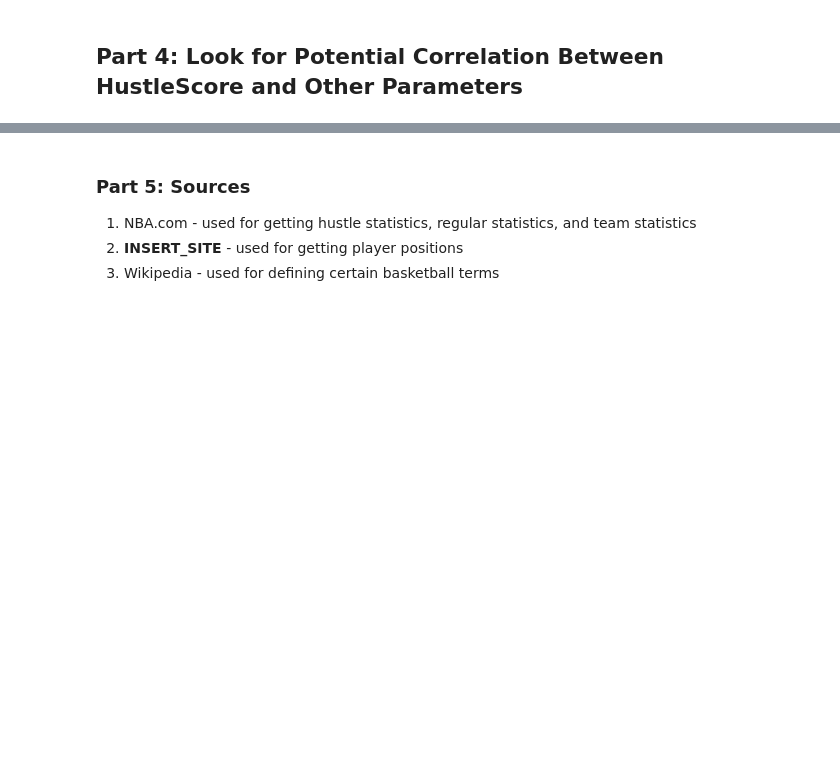
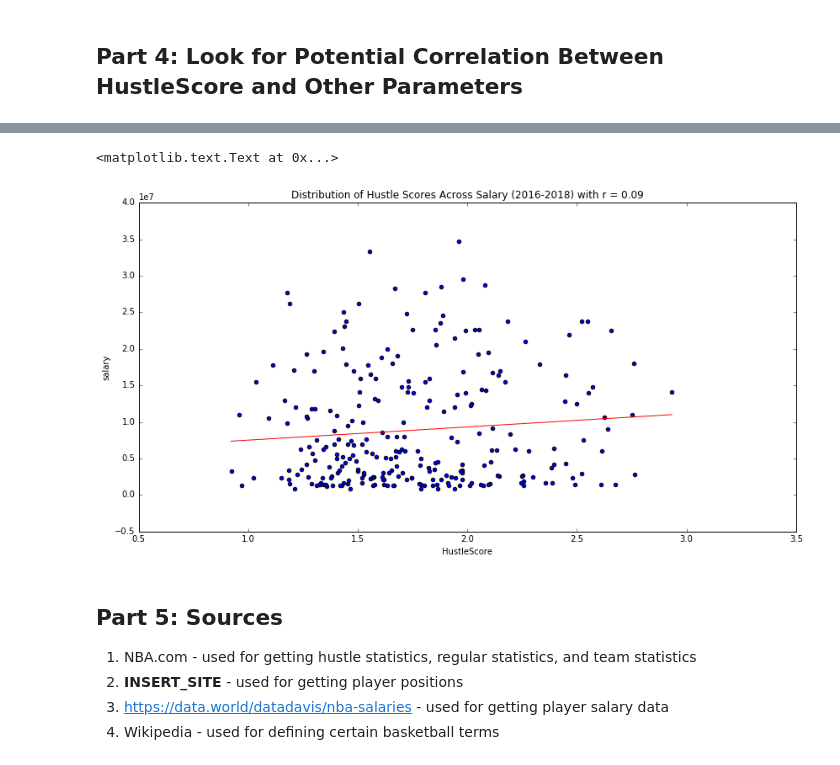
Before and after one commit to yairfax/CMSC320-final-project, a Jupyter notebook: Final Project.ipynb, the cells around one changed output, grey strips where cells are left out. Drawn from its saved outputs; the diff is of its cells as text; code cells hidden in the pictures; blank space fills up the shorter version.

Commit message:
added salary table stuff

```diff
--- a/Final Project.ipynb
+++ b/Final Project.ipynb
@@ -90,6 +92,10 @@ def getTeams(filename, year):
     teamTable['year'] = year
     return teamTable
 
+def getSalaries(filename):
+    salaryTable = pd.read_csv(filename)
+    return salaryTable
+
 def stripChars(series):
     return series.str.replace('Jr.', '').str.replace('.', '').str.replace(',', '').str.replace('III', '').str.replace('II', '').str.replace('IV', '').str.rstrip()
 # %% [markdown]
@@ -176,0 +186,3 @@ teamsWins16_17.head()
+# %%
+salaryTable = getSalaries('player_salaries.csv')
+salaryTable.head()
@@ -276,0 +310,7 @@ teamWinsTable.head()
+# %%
+salaryTable = salaryTable[salaryTable['year'] >= 2017]
+salaryTable = salaryTable.drop(['team_name', 'season_end', 'team'], axis=1)
+salaryTable = salaryTable.drop_duplicates(subset=['Player', 'year'])
+salaryTable.loc[salaryTable['year'] == 2016, 'year'] = '2016-17'
+salaryTable.loc[salaryTable['year'] == 2017, 'year'] = '2017-18'
+salaryTable.head()
@@ -383,0 +454,3 @@ ax.scatter(x, y)
+# %%
+salaryHustle = pd.merge(hustleStats, salaryTable, on=['Player', 'year'], how='inner')
+salaryHustle.head()
@@ -384,5 +464,20 @@ ax.scatter(x, y)
+# %%
+scatter = salaryHustle.plot.scatter('HustleScore', 'salary')
+
+(m, b) = np.polyfit(salaryHustle['HustleScore'], salaryHustle['salary'], 1)
+# Calculate the actual best fit line
+regression_line = [(m*x)+b for x in salaryHustle['HustleScore']]
+scatter.plot(salaryHustle['HustleScore'], regression_line, color='red')
+correlation = np.corrcoef(salaryHustle['HustleScore'], salaryHustle['salary'])[0,1]
+
+# Label the plot
+scatter.set_title("Distribution of Hustle Scores Across Salary (2016-2018) with r = " + str(round(correlation,2)))
+# %% [output]
+<matplotlib.text.Text at 0x...>
+[figure, added]
 # %% [markdown]
-### Part 5: Sources
+## Part 5: Sources
 1. NBA.com - used for getting hustle statistics, regular statistics, and team statistics
 2. **INSERT_SITE** - used for getting player positions
-3. Wikipedia - used for defining certain basketball terms
+3. https://data.world/datadavis/nba-salaries - used for getting player salary data
+4. Wikipedia - used for defining certain basketball terms
```
Also changed, not shown: parts of 16 cells of this notebook, 1 other file.
